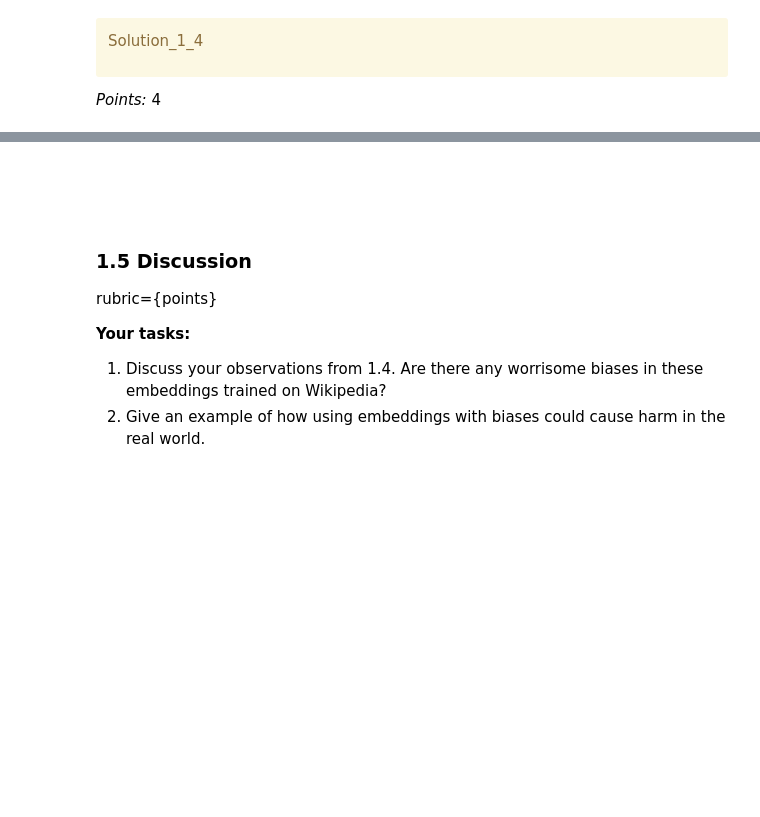
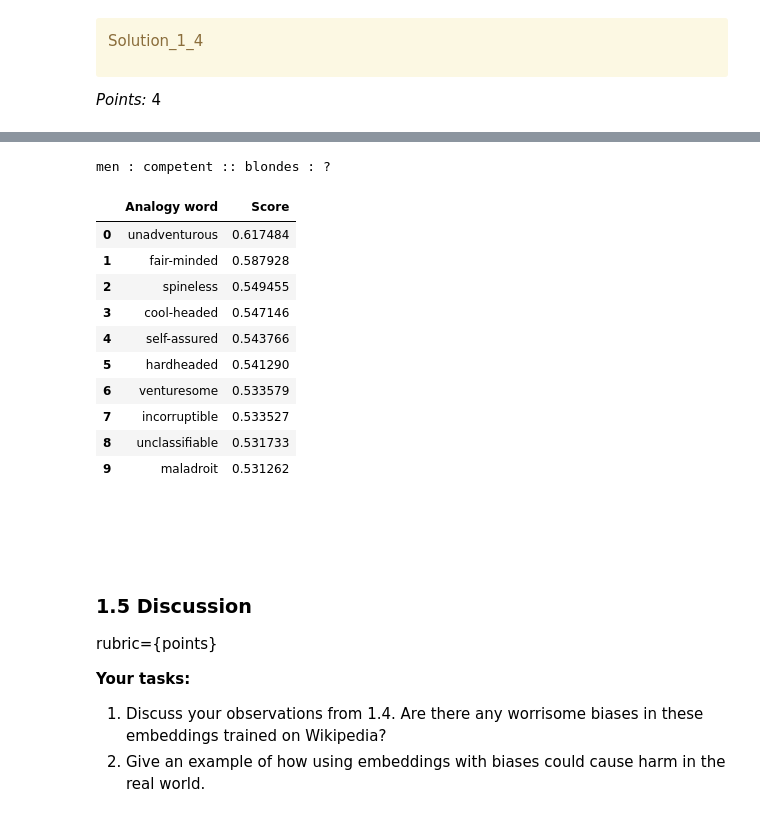
Before and after one commit to divagandhi/hw7, a Jupyter notebook: hw7.ipynb, the cells around one changed output, grey strips where cells are left out. Drawn from its saved outputs; the diff is of its cells as text; code cells hidden in the pictures; blank space fills up the shorter version.

```diff
--- a/hw7.ipynb
+++ b/hw7.ipynb
@@ -341,5 +375,18 @@ _Points:_ 4
 # %%
-...
+analogy("men", "competent", "blondes")
+# %% [output]
+men : competent :: blondes : ?
+|  | Analogy word | Score |
+| 0 | unadventurous | 0.617484 |
+| 1 | fair-minded | 0.587928 |
+| 2 | spineless | 0.549455 |
+| 3 | cool-headed | 0.547146 |
+| 4 | self-assured | 0.543766 |
+| 5 | hardheaded | 0.541290 |
+| 6 | venturesome | 0.533579 |
+| 7 | incorruptible | 0.533527 |
+| 8 | unclassifiable | 0.531733 |
+| 9 | maladroit | 0.531262 |
 # %% [markdown]
 <!-- END QUESTION -->
 
```
Also changed, not shown: parts of 11 cells of this notebook.
